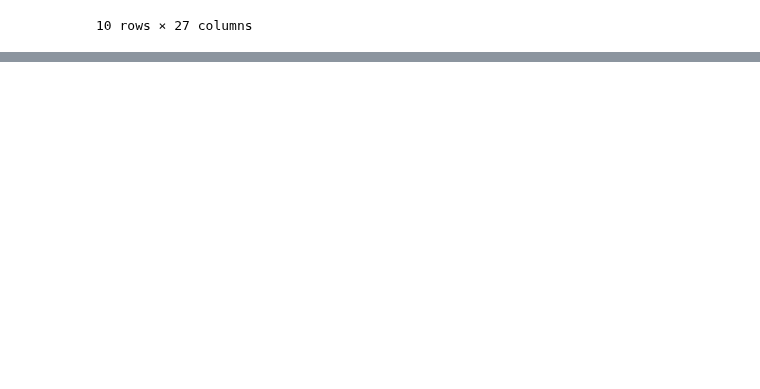
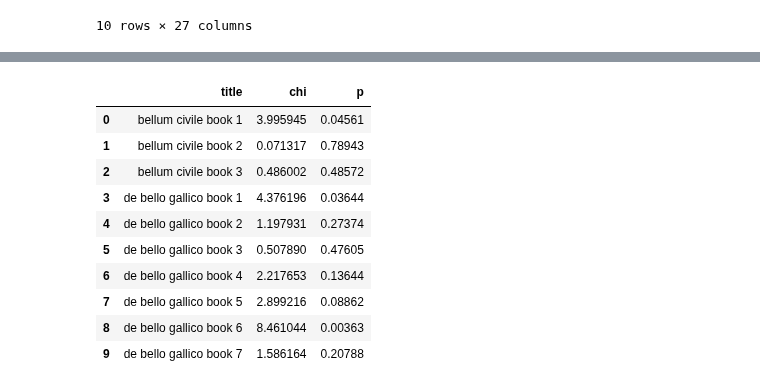
Before and after one commit to TylerKirby/latin-prose-rhythm, a Jupyter notebook: notebooks/chi_square.ipynb, the cells around one changed output, grey strips where cells are left out. Drawn from its saved outputs; the diff is of its cells as text; code cells hidden in the pictures; blank space fills up the shorter version.

Commit message:
caesar

```diff
--- a/notebooks/chi_square.ipynb
+++ b/notebooks/chi_square.ipynb
@@ -607,0 +622,8 @@ caesar
+# %%
+rhythmic_unrhythmic_caesar_df = pd.DataFrame()
+rhythmic_unrhythmic_caesar_df['rhythmic'] = caesar_total[[
+    'cretic-trochee', 'double-molossus-cretic', 'double-trochee', 'hypodochmiac'
+]].sum(axis=1)
+rhythmic_unrhythmic_caesar_df['unrhythmic'] = caesar_total['other'].values
+rhythmic_unrhythmic_caesar_df['title'] = caesar_total['title'].values
+rhythmic_unrhythmic_caesar_df.head()
@@ -607,0 +637,14 @@ caesar
+# %%
+chi_square_corpus(rhythmic_unrhythmic_caesar_df)
+# %% [output]
+|  | title | chi | p |
+| 0 | bellum civile book 1 | 3.995945 | 0.04561 |
+| 1 | bellum civile book 2 | 0.071317 | 0.78943 |
+| 2 | bellum civile book 3 | 0.486002 | 0.48572 |
+| 3 | de bello gallico book 1 | 4.376196 | 0.03644 |
+| 4 | de bello gallico book 2 | 1.197931 | 0.27374 |
+| 5 | de bello gallico book 3 | 0.507890 | 0.47605 |
+| 6 | de bello gallico book 4 | 2.217653 | 0.13644 |
+| 7 | de bello gallico book 5 | 2.899216 | 0.08862 |
+| 8 | de bello gallico book 6 | 8.461044 | 0.00363 |
+| 9 | de bello gallico book 7 | 1.586164 | 0.20788 |
```
Also changed, not shown: parts of 2 cells of this notebook.
